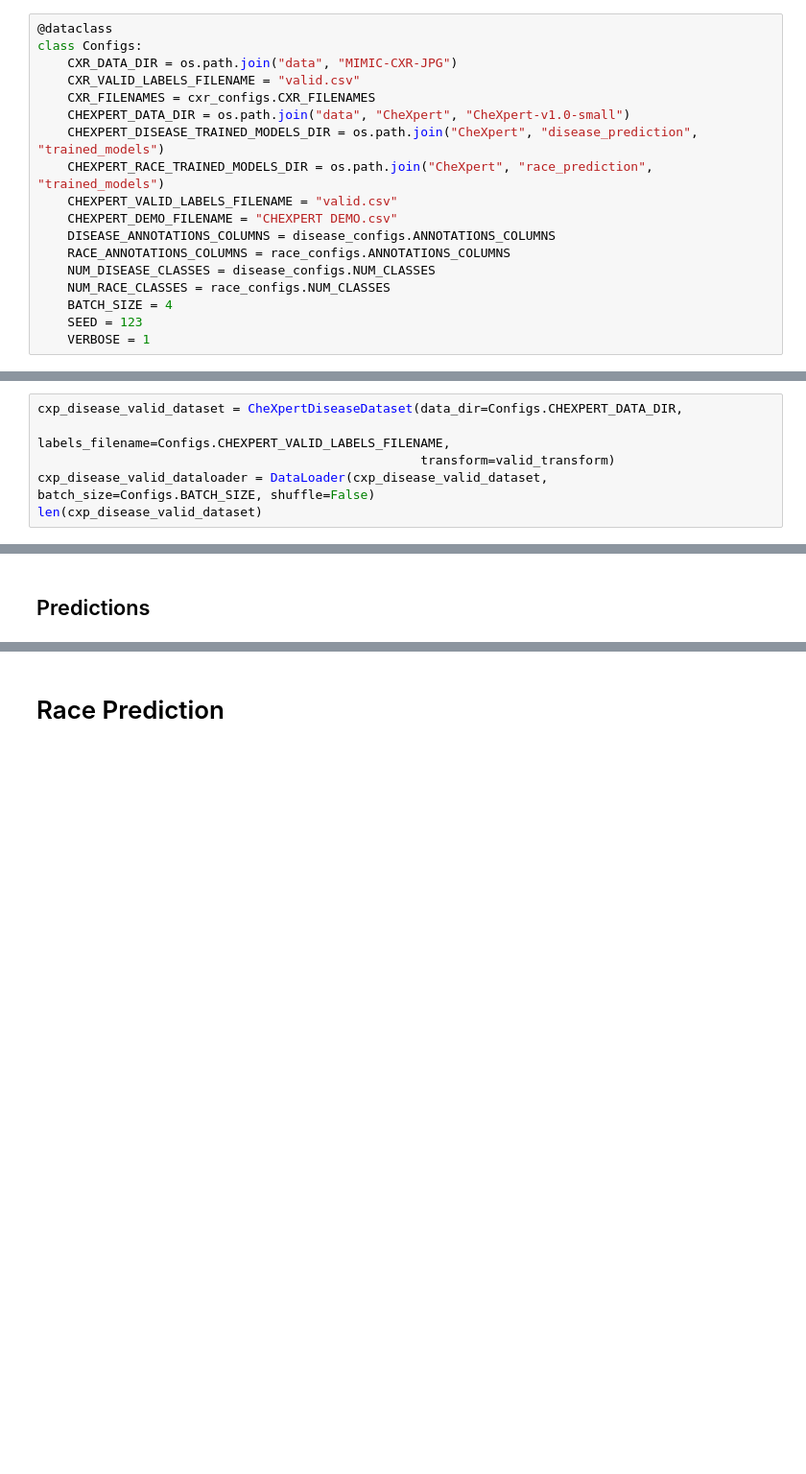
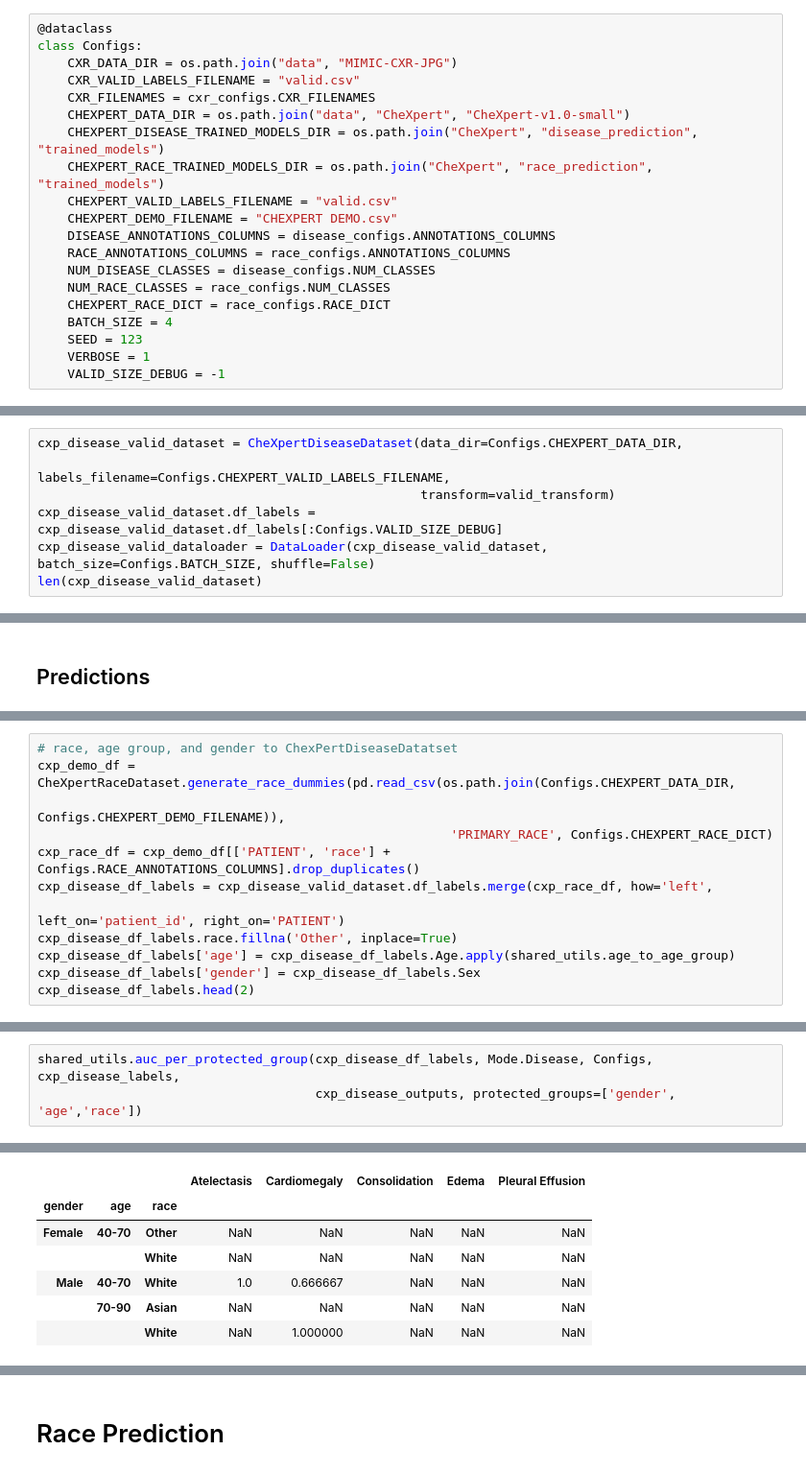
Before and after one commit to SharonPeled/racial-effect-in-radiographs-interpretation, a Jupyter notebook: evaluation.ipynb, the cells around one changed output, grey strips where cells are left out. Shown: that part at 96% size. Drawn from its saved outputs; the diff is of its cells as text; blank space fills up the shorter version.

Commit message:
evaluation per protected groups

```diff
--- a/evaluation.ipynb
+++ b/evaluation.ipynb
@@ -53,9 +53,11 @@ class Configs:
     RACE_ANNOTATIONS_COLUMNS = race_configs.ANNOTATIONS_COLUMNS
     NUM_DISEASE_CLASSES = disease_configs.NUM_CLASSES
     NUM_RACE_CLASSES = race_configs.NUM_CLASSES
+    CHEXPERT_RACE_DICT = race_configs.RACE_DICT
     BATCH_SIZE = 4
     SEED = 123
     VERBOSE = 1
+    VALID_SIZE_DEBUG = -1
 # %%
 shared_utils.set_seed(Configs.SEED)
 # %%
@@ -79,6 +81,7 @@ valid_transform = transforms.Compose([
 cxp_disease_valid_dataset = CheXpertDiseaseDataset(data_dir=Configs.CHEXPERT_DATA_DIR,
                                                    labels_filename=Configs.CHEXPERT_VALID_LABELS_FILENAME,
                                                    transform=valid_transform)
+cxp_disease_valid_dataset.df_labels = cxp_disease_valid_dataset.df_labels[:Configs.VALID_SIZE_DEBUG]
 cxp_disease_valid_dataloader = DataLoader(cxp_disease_valid_dataset, batch_size=Configs.BATCH_SIZE, shuffle=False)
 len(cxp_disease_valid_dataset)
 # %% [output]
@@ -155,0 +159,12 @@ df_res_disease
+# %%
+# race, age group, and gender to ChexPertDiseaseDatatset
+cxp_demo_df = CheXpertRaceDataset.generate_race_dummies(pd.read_csv(os.path.join(Configs.CHEXPERT_DATA_DIR,
+                                                                                 Configs.CHEXPERT_DEMO_FILENAME)),
+                                                       'PRIMARY_RACE', Configs.CHEXPERT_RACE_DICT)
+cxp_race_df = cxp_demo_df[['PATIENT', 'race'] + Configs.RACE_ANNOTATIONS_COLUMNS].drop_duplicates()
+cxp_disease_df_labels = cxp_disease_valid_dataset.df_labels.merge(cxp_race_df, how='left',
+                                                                                left_on='patient_id', right_on='PATIENT')
+cxp_disease_df_labels.race.fillna('Other', inplace=True)
+cxp_disease_df_labels['age'] = cxp_disease_df_labels.Age.apply(shared_utils.age_to_age_group)
+cxp_disease_df_labels['gender'] = cxp_disease_df_labels.Sex
+cxp_disease_df_labels.head(2)
@@ -155,0 +204,4 @@ df_res_disease
+# %%
+shared_utils.auc_per_protected_group(cxp_disease_df_labels, Mode.Disease, Configs, cxp_disease_labels,
+                                     cxp_disease_outputs, protected_groups=['gender', 'age','race'])
+# %% [output]
@@ -155,0 +225,7 @@ df_res_disease
+|  |  |  | Atelectasis | Cardiomegaly | Consolidation | Edema | Pleural Effusion |
+| gender | age | race |  |  |  |  |  |
+| Female | 40-70 | Other | NaN | NaN | NaN | NaN | NaN |
+|  |  | White | NaN | NaN | NaN | NaN | NaN |
+| Male | 40-70 | White | 1.0 | 0.666667 | NaN | NaN | NaN |
+|  | 70-90 | Asian | NaN | NaN | NaN | NaN | NaN |
+|  |  | White | NaN | 1.000000 | NaN | NaN | NaN |
```
Also changed, not shown: parts of 42 cells of this notebook, 4 other files.
